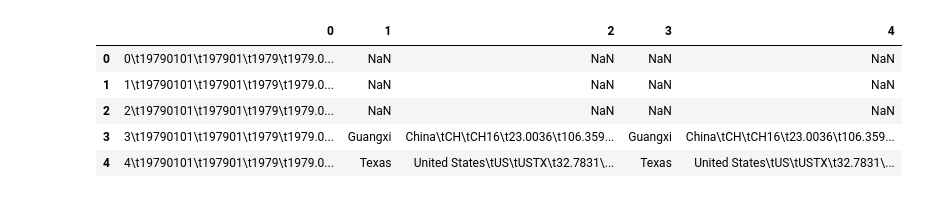
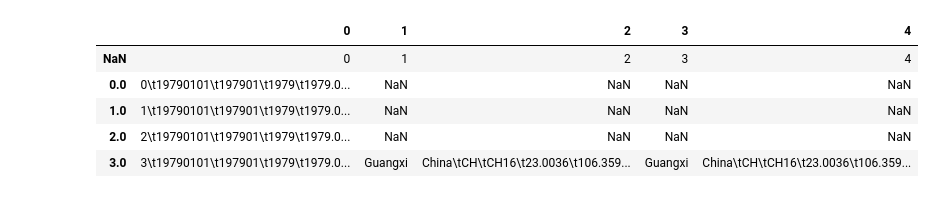
Before and after one commit to noahgift/pragai-aws, a Jupyter notebook: notebooks/paws.ipynb, the cells around one changed output. Cells and saved outputs as stored; diff of their text form; code cells hidden in the pictures.

```diff
--- a/notebooks/paws.ipynb
+++ b/notebooks/paws.ipynb
@@ -20,15 +18,15 @@ resource = boto_s3_resource()
 #df = df.head(100)
 #df.to_csv(csv_file)
 # %%
-df = pd.read_csv("1979.csv", names=range(5))
+df = pd.read_csv("../data/1979.csv", names=range(5))
 df.head()
 # %% [output]
 |  | 0 | 1 | 2 | 3 | 4 |
-| 0 | 0\t19790101\t197901\t1979\t1979.0... | NaN | NaN | NaN | NaN |
-| 1 | 1\t19790101\t197901\t1979\t1979.0... | NaN | NaN | NaN | NaN |
-| 2 | 2\t19790101\t197901\t1979\t1979.0... | NaN | NaN | NaN | NaN |
-| 3 | 3\t19790101\t197901\t1979\t1979.0... | Guangxi | China\tCH\tCH16\t23.0036\t106.359... | Guangxi | China\tCH\tCH16\t23.0036\t106.359... |
-| 4 | 4\t19790101\t197901\t1979\t1979.0... | Texas | United States\tUS\tUSTX\t32.7831\... | Texas | United States\tUS\tUSTX\t32.7831\... |
+| NaN | 0 | 1 | 2 | 3 | 4 |
+| 0.0 | 0\t19790101\t197901\t1979\t1979.0... | NaN | NaN | NaN | NaN |
+| 1.0 | 1\t19790101\t197901\t1979\t1979.0... | NaN | NaN | NaN | NaN |
+| 2.0 | 2\t19790101\t197901\t1979\t1979.0... | NaN | NaN | NaN | NaN |
+| 3.0 | 3\t19790101\t197901\t1979\t1979.0... | Guangxi | China\tCH\tCH16\t23.0036\t106.359... | Guangxi | China\tCH\tCH16\t23.0036\t106.359... |
 # %%
 df.describe()
 # %% [output]
```
Also changed, not shown: parts of 2 cells of this notebook, 6 other files.
